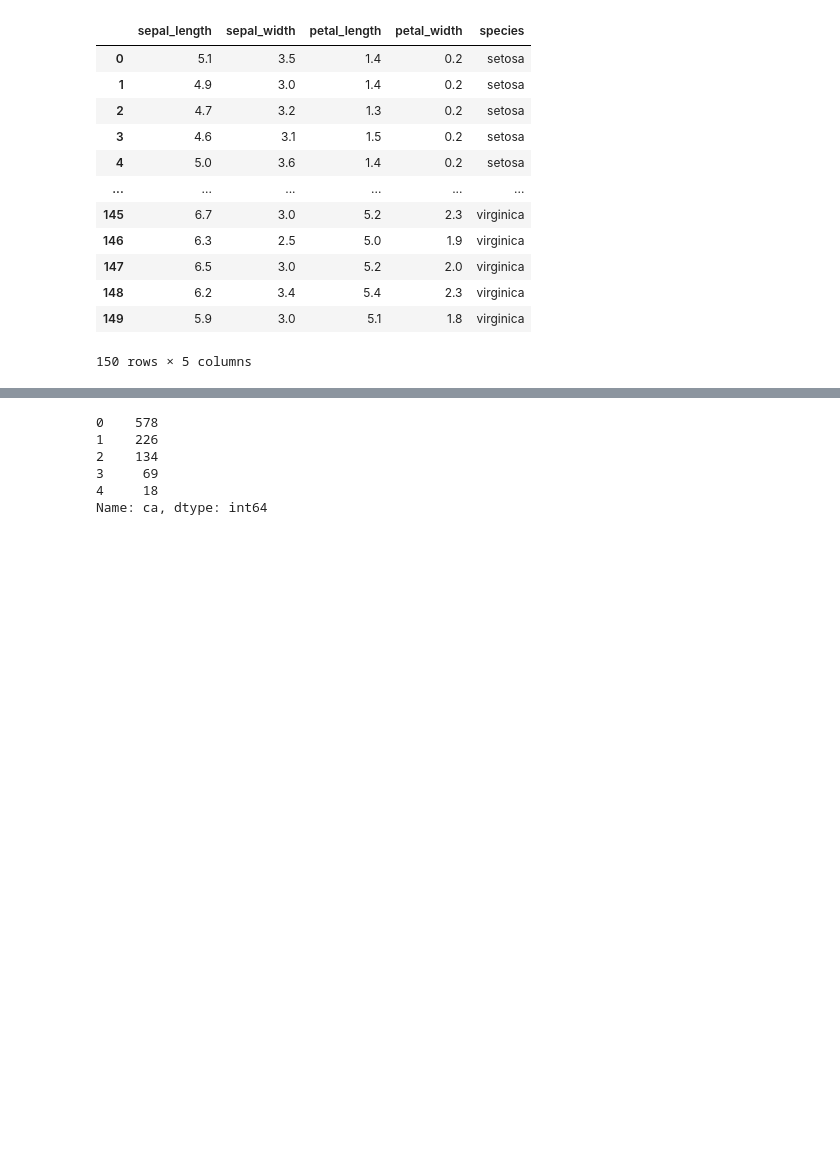
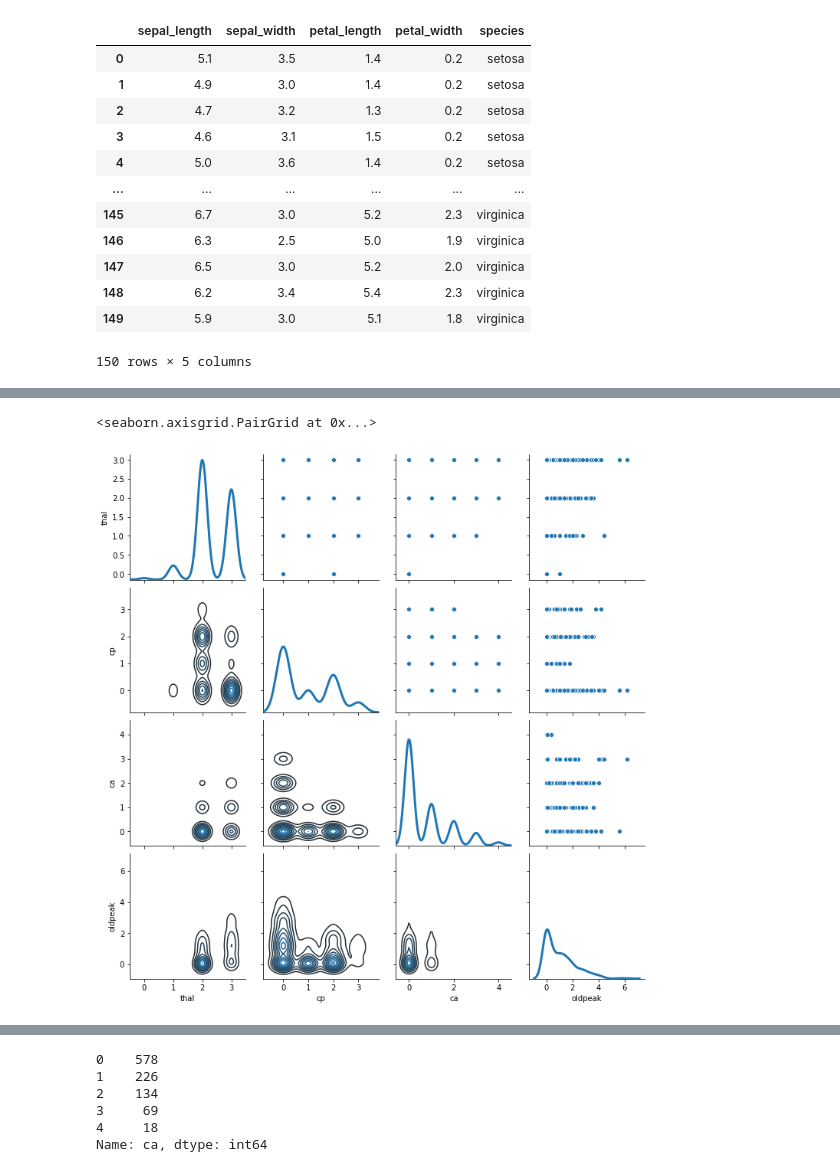
Before and after one commit to cristina0000/A_random_after_midnight_project, a Jupyter notebook: HeartCode/heart.ipynb, the cells around one changed output, grey strips where cells are left out. Drawn from its saved outputs; the diff is of its cells as text; code cells hidden in the pictures; blank space fills up the shorter version.

```diff
--- a/HeartCode/heart.ipynb
+++ b/HeartCode/heart.ipynb
@@ -130,0 +150,9 @@ g.add_legend()
+# %%
+df_selected = df[["thal", "cp", "ca", "oldpeak"]]
+g = sns.PairGrid(df_selected)
+g.map_upper(sns.scatterplot)
+g.map_lower(sns.kdeplot)
+g.map_diag(sns.kdeplot, lw=3, legend=False)
+# %% [output]
+<seaborn.axisgrid.PairGrid at 0x...>
+[figure, added]
```
Also changed, not shown: parts of 10 cells of this notebook, 5 other files.
